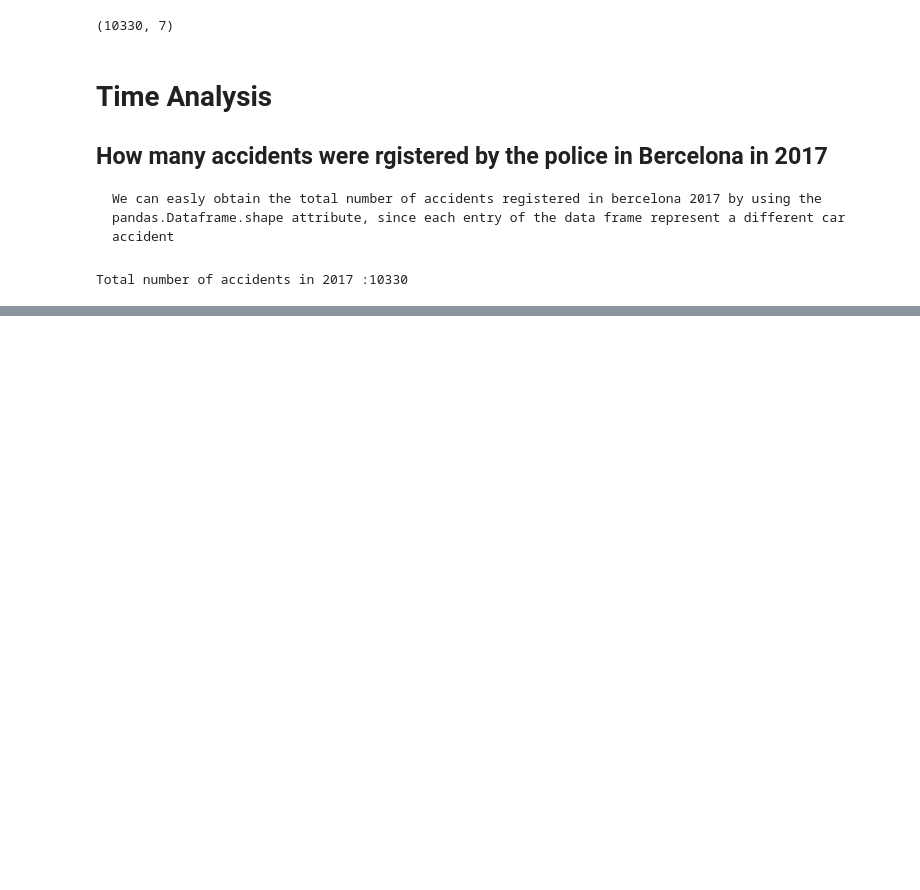
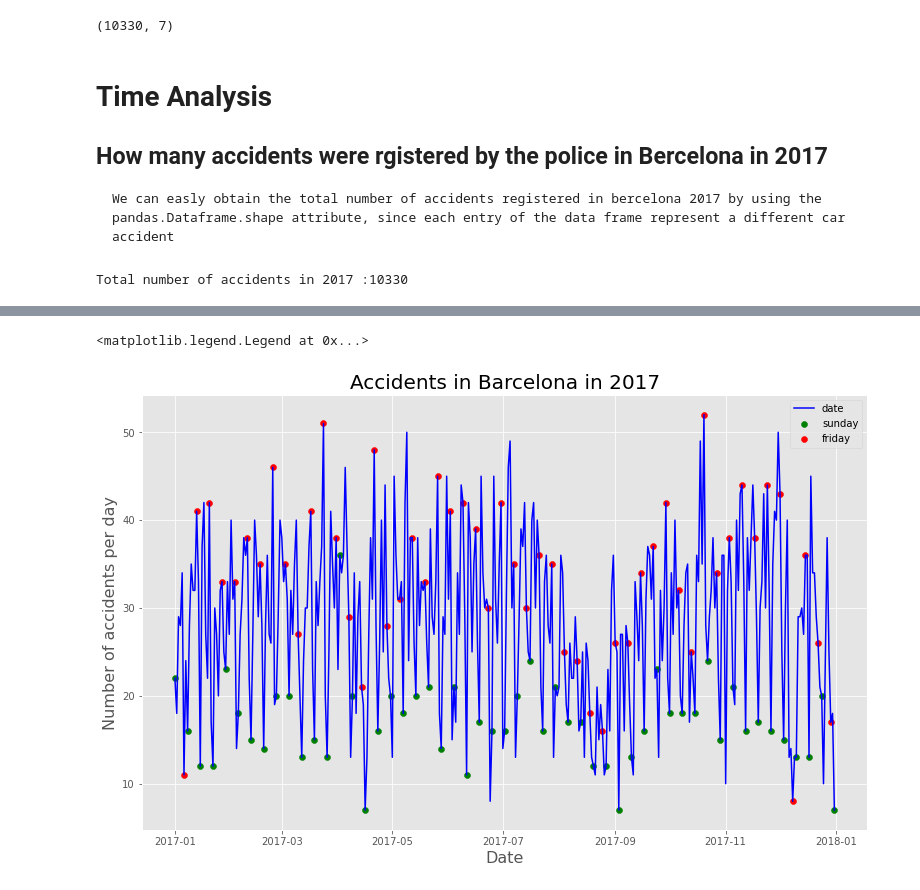
Before and after one commit to masinde70/MachineLearning_Applications_Deep_Neural_Networks, a Jupyter notebook: Barcelona_data.ipynb, the cells around one changed output, grey strips where cells are left out. Cells and saved outputs as stored; diff of their text form; code cells hidden in the pictures; blank space fills up the shorter version.

```diff
--- a/Barcelona_data.ipynb
+++ b/Barcelona_data.ipynb
@@ -269,0 +341,21 @@ Total number of accidents in 2017 :10330
+# %%
+accidents = df.groupby(df['date'].dt.date).count().date
+
+accidents.plot(figsize=(13,8), color='blue')
+
+#sunday accidents
+sundays = df.groupby(df[df['date'].dt.dayofweek==6].date.dt.date).count().date
+plt.scatter(sundays.index, sundays, color='green', label='sunday')
+
+#Friday accidents
+friday = df.groupby(df[df['date'].dt.dayofweek==4].date.dt.date).count().date
+plt.scatter(friday.index, friday, color='red', label='friday')
+
+#Title, x label and y label
+plt.title('Accidents in Barcelona in 2017', fontsize=20)
+plt.xlabel('Date',fontsize=16)
+plt.ylabel('Number of accidents per day',fontsize=16);
+plt.legend()
+# %% [output]
+<matplotlib.legend.Legend at 0x...>
+[figure, added]
```
Also changed, not shown: parts of 12 cells of this notebook.
